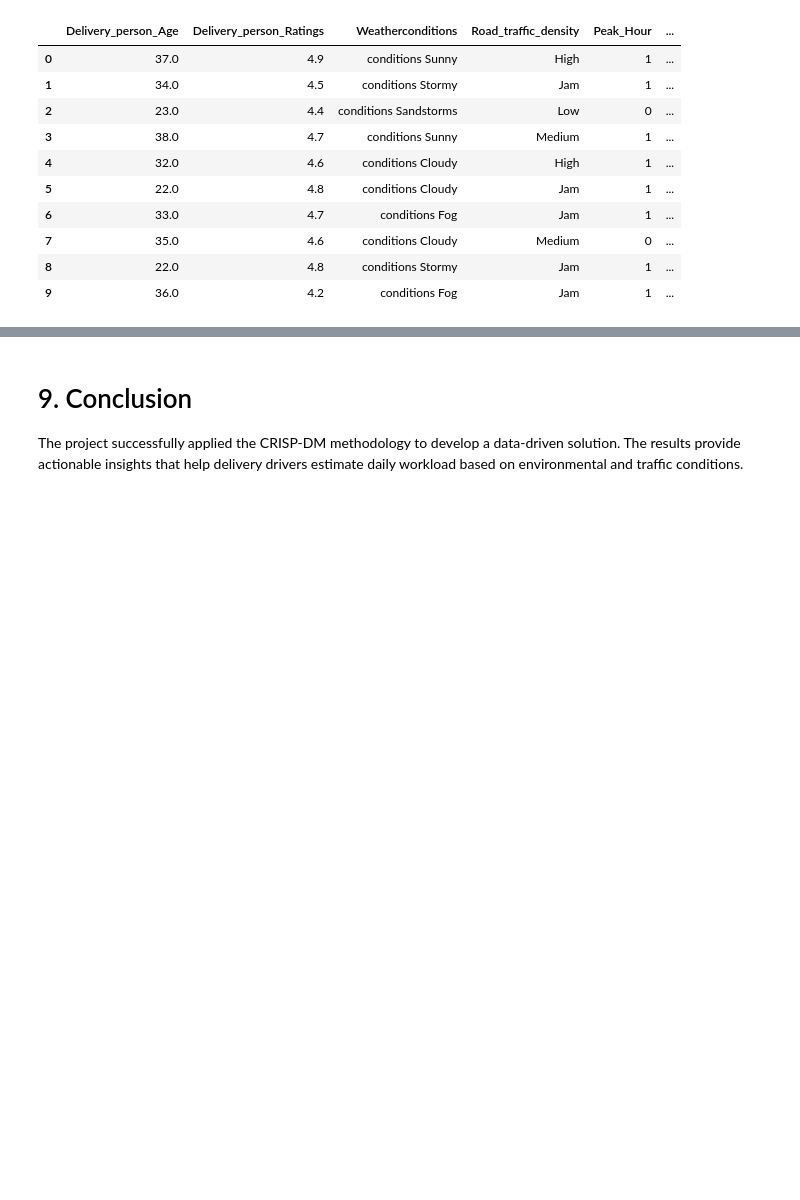
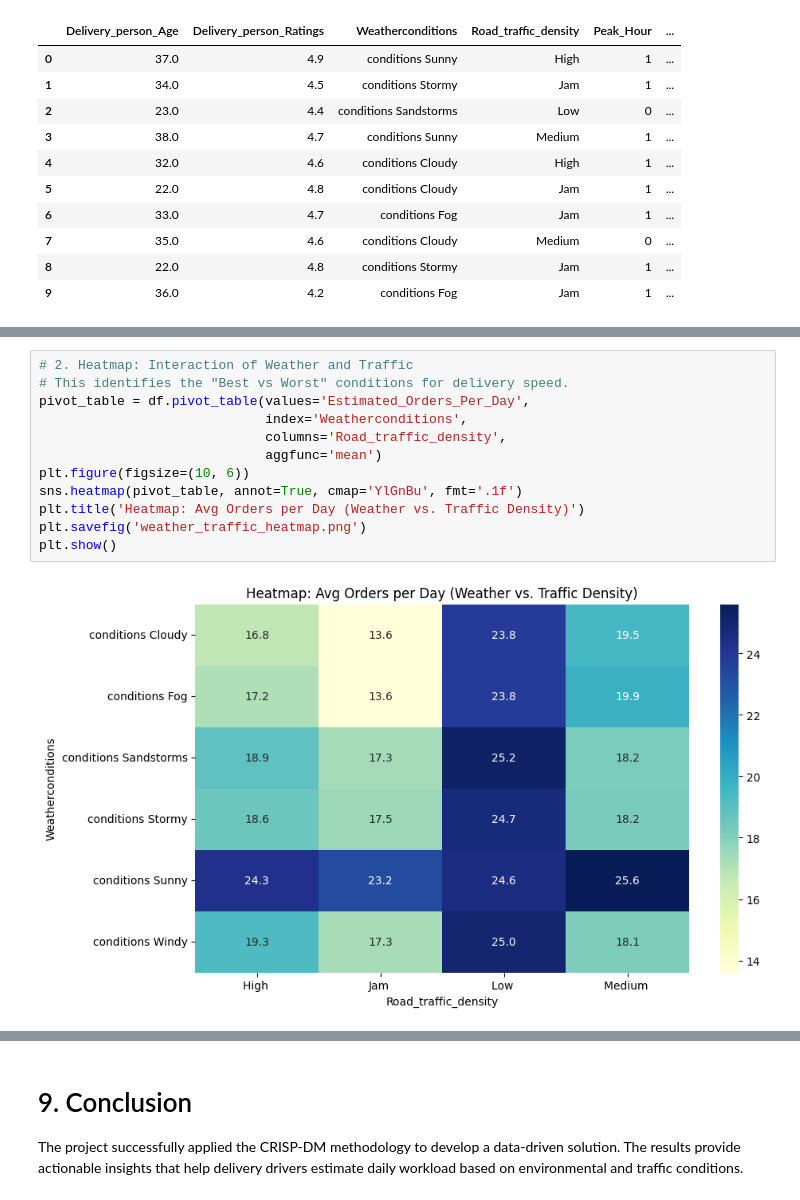
Before and after one commit to logansivam/Testing, a Jupyter notebook: DMDW_Project.ipynb, the cells around one changed output, grey strips where cells are left out. Saved outputs shown, nothing was run; the diff lists cells and outputs as text; blank space fills up the shorter version.

```diff
--- a/DMDW_Project.ipynb
+++ b/DMDW_Project.ipynb
@@ -275,0 +324,14 @@ plt.show()
+# %%
+# 2. Heatmap: Interaction of Weather and Traffic
+# This identifies the "Best vs Worst" conditions for delivery speed.
+pivot_table = df.pivot_table(values='Estimated_Orders_Per_Day',
+                             index='Weatherconditions',
+                             columns='Road_traffic_density',
+                             aggfunc='mean')
+plt.figure(figsize=(10, 6))
+sns.heatmap(pivot_table, annot=True, cmap='YlGnBu', fmt='.1f')
+plt.title('Heatmap: Avg Orders per Day (Weather vs. Traffic Density)')
+plt.savefig('weather_traffic_heatmap.png')
+plt.show()
+# %% [output]
+[figure, added]
```
Also changed, not shown: parts of 32 cells of this notebook.
